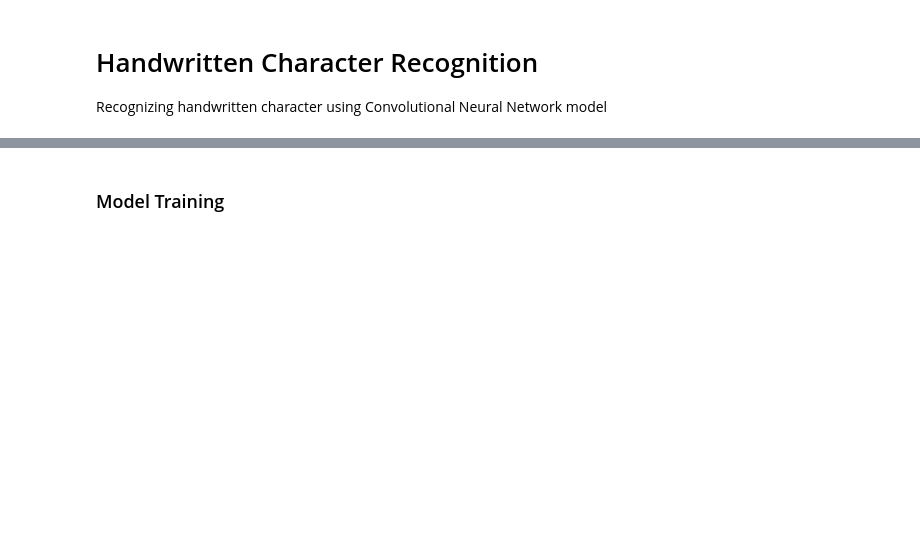
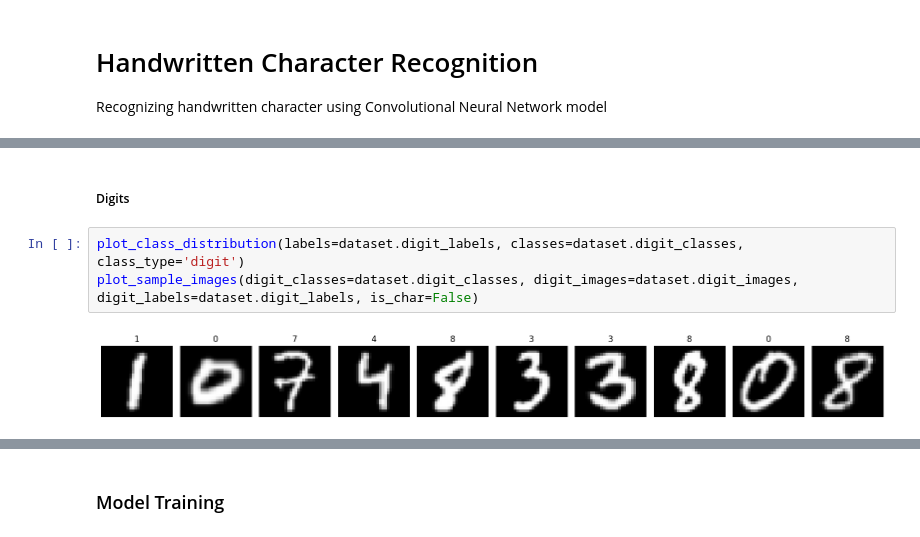
Before and after one commit to johndeweyzxc/Handwritten-Character-Recognition, a Jupyter notebook: main.ipynb, the cells around one changed output, grey strips where cells are left out. Cells and saved outputs as stored; diff of their text form; blank space fills up the shorter version.

```diff
--- a/main.ipynb
+++ b/main.ipynb
@@ -518,0 +664,7 @@ def undersample_test_data(test_loader):
+# %% [markdown]
+##### Digits
+# %%
+plot_class_distribution(labels=dataset.digit_labels, classes=dataset.digit_classes, class_type='digit')
+plot_sample_images(digit_classes=dataset.digit_classes, digit_images=dataset.digit_images, digit_labels=dataset.digit_labels, is_char=False)
+# %% [output]
+[figure, added]
```
Also changed, not shown: parts of 95 cells of this notebook, 6 other files.
